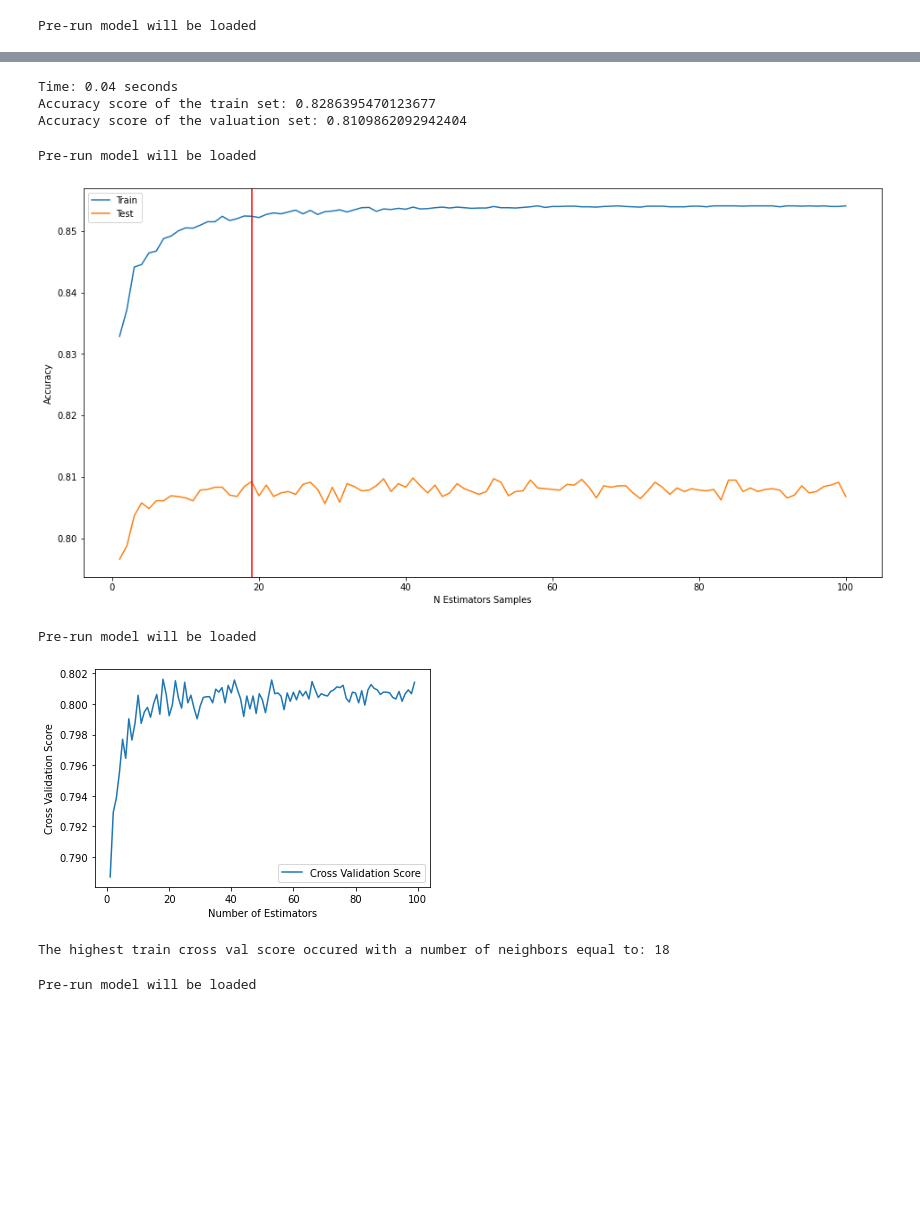
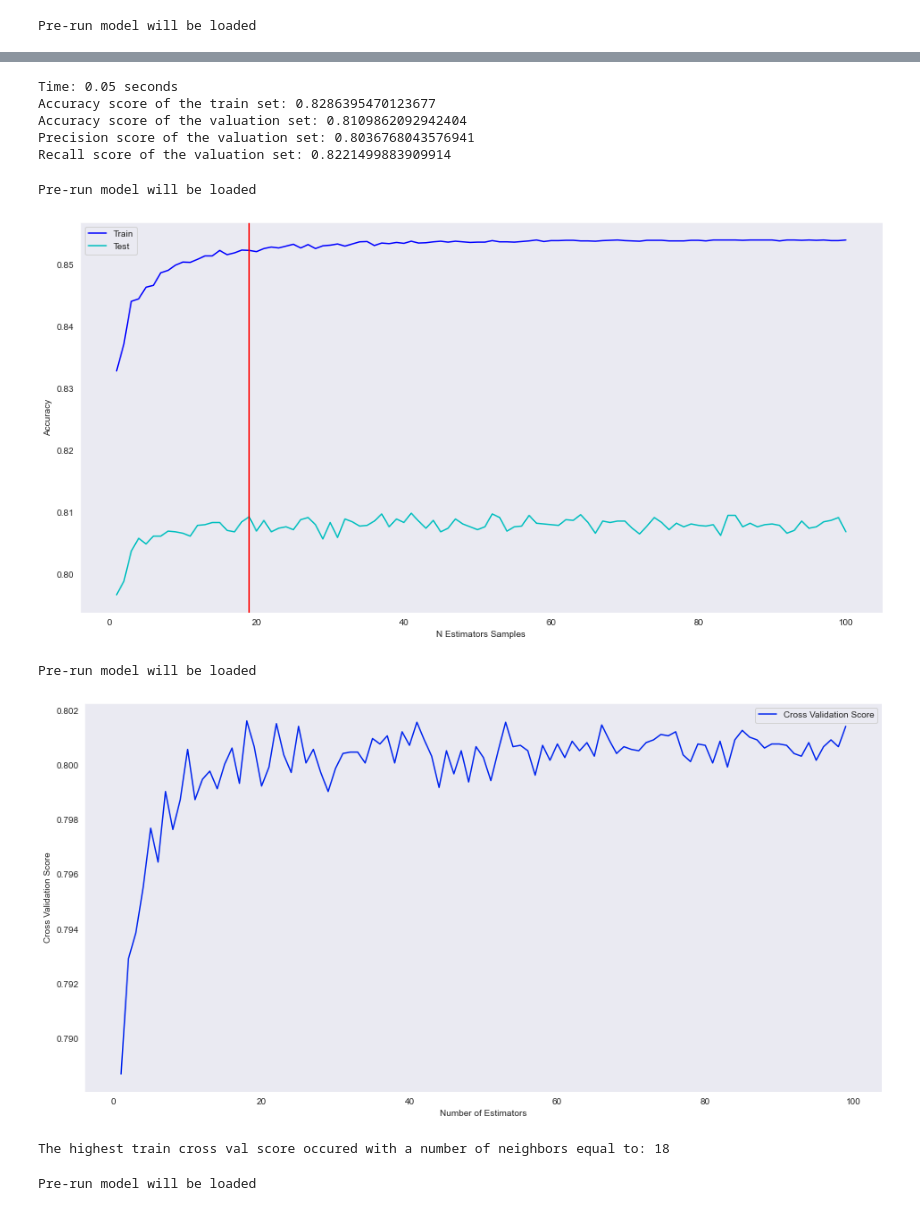
Before and after one commit to JordanFortney/recruitmentTargetsML, a Jupyter notebook: hrAnalytics.ipynb, the cells around one changed output, grey strips where cells are left out. Drawn from its saved outputs; the diff is of its cells as text; code cells hidden in the pictures; blank space fills up the shorter version.

```diff
--- a/hrAnalytics.ipynb
+++ b/hrAnalytics.ipynb
@@ -70,6 +43,10 @@ from sklearn.ensemble import VotingClassifier
 
 import warnings
 warnings.filterwarnings('ignore')
+# %%
+# Set style colours for figures
+sns.set_style(style = 'dark')
+sns.set_palette(palette = 'winter')
 # %%
 hrTrain = pd.read_csv('aug_train.csv')
 hrTrain
@@ -1121,10 +1127,10 @@ min_value = []
 train_accuracies3 = []
 test_accuracies3 = []
 
-if (os.path.exists('trainAccuracies3.joblib') & os.path.exists('testAccuracies3.joblib') & os.path.exists('minLeafValues.joblib')):
-    train_accuracies3 = joblib.load('trainAccuracies3.joblib')
-    test_accuracies3 = joblib.load('testAccuracies3.joblib')
-    min_value = joblib.load('minLeafValues.joblib')
+if (os.path.exists('preRunModels/trainAccuracies3.joblib') & os.path.exists('preRunModels/testAccuracies3.joblib') & os.path.exists('preRunModels/minLeafValues.joblib')):
+    train_accuracies3 = joblib.load('preRunModels/trainAccuracies3.joblib')
+    test_accuracies3 = joblib.load('preRunModels/testAccuracies3.joblib')
+    min_value = joblib.load('preRunModels/minLeafValues.joblib')
     print("Pre-run model will be loaded")
 else:
     for minS in minSamples:
@@ -1140,9 +1146,9 @@ else:
 
         print(f"min samples={minS}/20000", end="\r")
 
-    joblib.dump(train_accuracies3, 'trainAccuracies3.joblib')
-    joblib.dump(test_accuracies3, 'testAccuracies3.joblib')
-    joblib.dump(min_value, 'minLeafValues.joblib')
+    joblib.dump(train_accuracies3, 'preRunModels/trainAccuracies3.joblib')
+    joblib.dump(test_accuracies3, 'preRunModels/testAccuracies3.joblib')
+    joblib.dump(min_value, 'preRunModels/minLeafValues.joblib')
 # %% [output]
 Pre-run model will be loaded
 # %%
@@ -1162,36 +1168,45 @@ timeResultsData = []
 dtXrfe = DecisionTreeClassifier(max_depth = 15, random_state=12)
 dtXrfe.fit(x1_train, y1_train)
 
-y1_train_pred = dtXrfe.predict(x1_train)
-y1_val_pred = dtXrfe.predict(x1_val)
-trainScore = accuracy_score(y1_train, y1_train_pred)
-valScore = accuracy_score(y1_val, y1_val_pred)
+y1_train_pred4 = dtXrfe.predict(x1_train)
+y1_val_pred4 = dtXrfe.predict(x1_val)
+
+trainScore4 = accuracy_score(y1_train, y1_train_pred4)
+valScore4 = accuracy_score(y1_val, y1_val_pred4)
+precScore4 = precision_score(y1_val, y1_val_pred4)
+recScore4 = recall_score(y1_val, y1_val_pred4)
 
 end = time.time()
 timeResultsData.append('Tree')
-timeResultsData.append(trainScore)
-timeResultsData.append(valScore)
+timeResultsData.append(trainScore4)
+timeResultsData.append(valScore4)
+timeResultsData.append(precScore4)
+timeResultsData.append(recScore4)
 totalTime = round(end - start,2)
 timeResultsData.append(totalTime)
 timedResultList.append(timeResultsData)
 
 print(f"Time: {totalTime} seconds")
-print(f"Accuracy score of the train set: {trainScore}")
-print(f"Accuracy score of the valuation set: {valScore}")
+print(f"Accuracy score of the train set: {trainScore4}")
+print(f"Accuracy score of the valuation set: {valScore4}")
+print(f"Precision score of the valuation set: {precScore4}")
+print(f"Recall score of the valuation set: {recScore4}")
 # %% [output]
-Time: 0.04 seconds
+Time: 0.05 seconds
 Accuracy score of the train set: 0.8286395470123677
 Accuracy score of the valuation set: 0.8109862092942404
+Precision score of the valuation set: 0.8036768043576941
+Recall score of the valuation set: 0.8221499883909914
 # %%
 nEst = np.arange(1, 101)
 estimator_value = []
 train_accuracies4 = []
 test_accuracies4 = []
 
-if (os.path.exists('trainAccuracies4.joblib') & os.path.exists('testAccuracies4.joblib') & os.path.exists('nEstimatorValues.joblib')):
-    train_accuracies4 = joblib.load('trainAccuracies4.joblib')
-    test_accuracies4 = joblib.load('testAccuracies4.joblib')
-    estimator_value = joblib.load('nEstimatorValues.joblib')
+if (os.path.exists('preRunModels/trainAccuracies4.joblib') & os.path.exists('preRunModels/testAccuracies4.joblib') & os.path.exists('preRunModels/nEstimatorValues.joblib')):
+    train_accuracies4 = joblib.load('preRunModels/trainAccuracies4.joblib')
+    test_accuracies4 = joblib.load('preRunModels/testAccuracies4.joblib')
+    estimator_value = joblib.load('preRunModels/nEstimatorValues.joblib')
     print("Pre-run model will be loaded")
 else:
     for est in nEst:
@@ -1207,15 +1222,15 @@ else:
 
         print(f"nEst={est}/100", end="\r")
 
-    joblib.dump(train_accuracies4, 'trainAccuracies4.joblib')
-    joblib.dump(test_accuracies4, 'testAccuracies4.joblib')
-    joblib.dump(estimator_value, 'nEstimatorValues.joblib')
+    joblib.dump(train_accuracies4, 'preRunModels/trainAccuracies4.joblib')
+    joblib.dump(test_accuracies4, 'preRunModels/testAccuracies4.joblib')
+    joblib.dump(estimator_value, 'preRunModels/nEstimatorValues.joblib')
 # %% [output]
 Pre-run model will be loaded
 # %%
 plt.figure(figsize = (16,8))
-plt.plot(estimator_value, train_accuracies4, label="Train")
-plt.plot(estimator_value, test_accuracies4, label="Test")
+plt.plot(estimator_value, train_accuracies4, label="Train", color = 'b')
+plt.plot(estimator_value, test_accuracies4, label="Test", color = 'c')
 plt.xlabel("N Estimators Samples")
 plt.ylabel("Accuracy")
 plt.legend()
@@ -1223,14 +1238,14 @@ plt.legend()
 plt.axvline(x=19, color = 'red')
 plt.show()
 # %% [output]
-[figure, old version]
+[figure, new version]
 # %%
 cv_scores = []
 nEst = []
 
-if (os.path.exists('cv_scores.joblib') & os.path.exists('nEst.joblib')):
-    cv_scores = joblib.load('cv_scores.joblib')
-    nEst = joblib.load('nEst.joblib')
+if (os.path.exists('preRunModels/cv_scores.joblib') & os.path.exists('preRunModels/nEst.joblib')):
+    cv_scores = joblib.load('preRunModels/cv_scores.joblib')
+    nEst = joblib.load('preRunModels/nEst.joblib')
     print("Pre-run model will be loaded")
 else:
     for n in range(1,100):
@@ -1239,21 +1254,21 @@ else:
         cv_scores.append(cv_score)
         nEst.append(n)
 
-    joblib.dump(cv_scores, 'cv_scores.joblib')
-    joblib.dump(nEst, 'nEst.joblib')
+    joblib.dump(cv_scores, 'preRunModels/cv_scores.joblib')
+    joblib.dump(nEst, 'preRunModels/nEst.joblib')
 # %% [output]
 Pre-run model will be loaded
 # %%
-plt.figure()
+plt.figure(figsize = (16,8))
 plt.plot(nEst, cv_scores, label="Cross Validation Score")
 plt.xlabel('Number of Estimators')
 plt.ylabel('Cross Validation Score')
 plt.legend()
 plt.show()
 bestNest = nEst[cv_scores.index(max(cv_scores))]
 print(f"The highest train cross val score occured with a number of neighbors equal to: {bestNest}")
 # %% [output]
-[figure, old version]
+[figure, new version]
 The highest train cross val score occured with a number of neighbors equal to: 18
 # %%
 depth2 = np.arange(1, 51)
```
Also changed, not shown: parts of 43 cells of this notebook.
